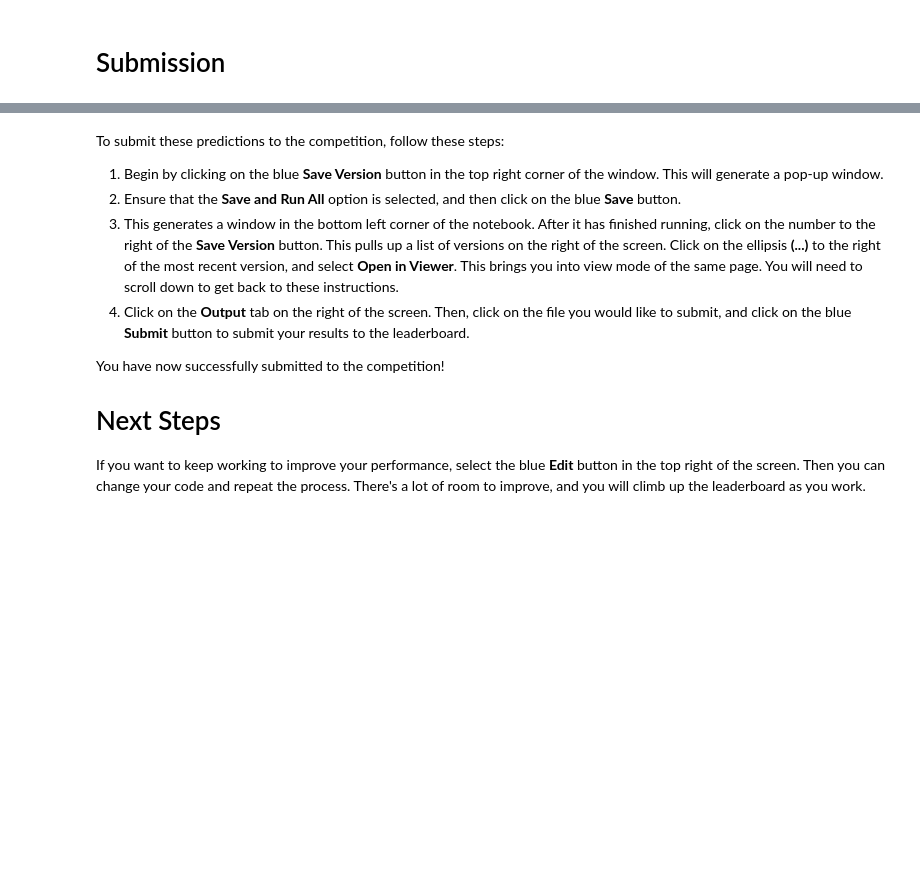
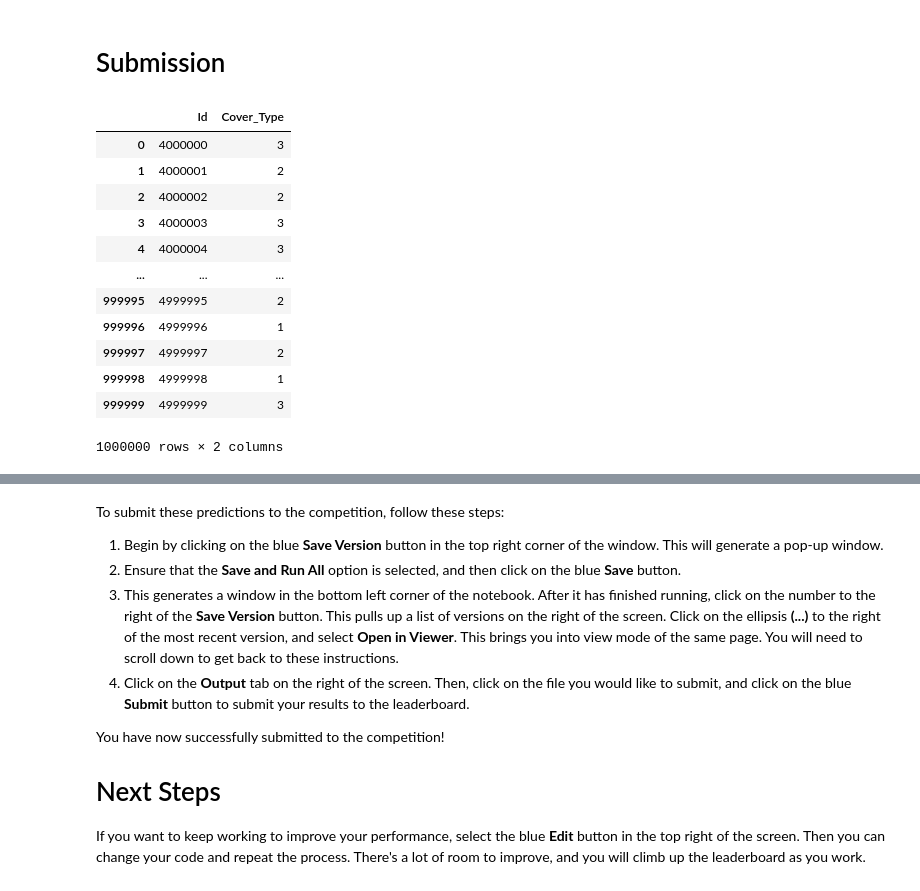
Before and after one commit to furyhawk/kaggle_practice, a Jupyter notebook: Classification/simplenn-logisticreg.ipynb, the cells around one changed output, grey strips where cells are left out. Saved outputs shown, nothing was run; the diff lists cells and outputs as text; code cells hidden in the pictures; blank space fills up the shorter version.

```diff
--- a/Classification/simplenn-logisticreg.ipynb
+++ b/Classification/simplenn-logisticreg.ipynb
@@ -111,0 +137,14 @@ y = y.sample(n=SAMPLE, random_state=RANDOM_STATE)
+# %%
+sample_params = { 1: min(SAMPLE, 1468136),
+                  2: min(SAMPLE, 2262087),
+                  3: min(SAMPLE, 195712),
+                  4: min(SAMPLE, 377),
+                  5: min(SAMPLE, 1),
+                  6: min(SAMPLE, 11426),
+                  7: min(SAMPLE, 62261)}
+# %%
+#, random_state=RANDOM_STATE not minority RandomUnderSampler
+undersample = RandomUnderSampler(
+    sampling_strategy=sample_params, random_state=RANDOM_STATE)
+
+x, y = undersample.fit_resample(x, y)
@@ -125,9 +182,11 @@ from sklearn.preprocessing import LabelEncoder
 le = LabelEncoder()
 
 for i in range(1,5):
-    X[f'Wilderness_Area{i}'] = le.fit_transform(x[f'Wilderness_Area{i}'])
+    x[f'Wilderness_Area{i}'] = le.fit_transform(x[f'Wilderness_Area{i}'])
+    x_test[f'Wilderness_Area{i}'] = le.fit_transform(x_test[f'Wilderness_Area{i}'])
 for i in range(1,41):
-    X[f'Soil_Type{i}'] = le.fit_transform(x[f'Soil_Type{i}'])
+    x[f'Soil_Type{i}'] = le.fit_transform(x[f'Soil_Type{i}'])
+    x_test[f'Soil_Type{i}'] = le.fit_transform(x_test[f'Soil_Type{i}'])
 # %% [markdown]
 # Scaler transformer
 By using RobustScaler(), we can remove the outliers
@@ -229,6 +288,7 @@ kf = StratifiedKFold(n_splits=FOLDS,random_state=RANDOM_STATE,shuffle=True)
 # %%
 test  = test_data.copy()
 test = preprocessor.fit_transform(test)
+
 for fold,(train_index, valid_index) in enumerate(kf.split(x, y=y.Cover_Type)):
 
     X_train, X_valid = x.iloc[train_index], x.iloc[valid_index]
@@ -239,7 +299,7 @@ for fold,(train_index, valid_index) in enumerate(kf.split(x, y=y.Cover_Type)):
 
     index_valid  = X_valid.index.tolist()
 
-    X_train = preprocessor.transform(X_train)
+    X_train = preprocessor.fit_transform(X_train)
     X_valid = preprocessor.transform(X_valid)
 
     #  ----------------------------------------------------------
@@ -261,8 +321,8 @@ for fold,(train_index, valid_index) in enumerate(kf.split(x, y=y.Cover_Type)):
     preds_valid = model.predict(X_valid, batch_size=BATCH_SIZE)
 
     #  ----------------------------------------------------------
-    #  test dataset predictions for submission
-    preds_test.append(model.predict(test, batch_size=BATCH_SIZE))
+    #  test dataset predictions for submission np.argmax(, axis=1) + 1
+    preds_test.append(np.argmax(model.predict(test, batch_size=BATCH_SIZE), axis=1) + 1)
 
     #  ----------------------------------------------------------
     #  Saving  scores to plot the end
@@ -310,9 +403,23 @@ for fold in range(f_scores['folds'].nunique()):
 # %% [markdown]
 # Submission
 # %%
-sub = pd.read_csv("../input/tabular-playground-series-dec-2021/sample_submission.csv")
-sub[column_y] = (np.argmax(sum(preds_test), axis=1) + 1) # preds_test[FOLDS-1] # argmax reverse of to_categorical
+sub = pd.read_csv(INPUT + '/sample_submission.csv')
+sub[column_y] = (stats.mode(preds_test)[0][0]) # preds_test[FOLDS-1] # argmax reverse of to_categorical sub[column_y] = (np.argmax(sum(preds_test), axis=1) + 1)
 sub.to_csv('submission.csv', index=False)
 sub
+# %% [output]
+|  | Id | Cover_Type |
+| 0 | 4000000 | 3 |
+| 1 | 4000001 | 2 |
+| 2 | 4000002 | 2 |
+| 3 | 4000003 | 3 |
+| 4 | 4000004 | 3 |
+| ... | ... | ... |
+| 999995 | 4999995 | 2 |
+| 999996 | 4999996 | 1 |
+| 999997 | 4999997 | 2 |
+| 999998 | 4999998 | 1 |
+| 999999 | 4999999 | 3 |
+1000000 rows × 2 columns
 # %%
 np.unique(sub[column_y], return_counts=True)
```
Also changed, not shown: parts of 23 cells of this notebook, 1 other file.
